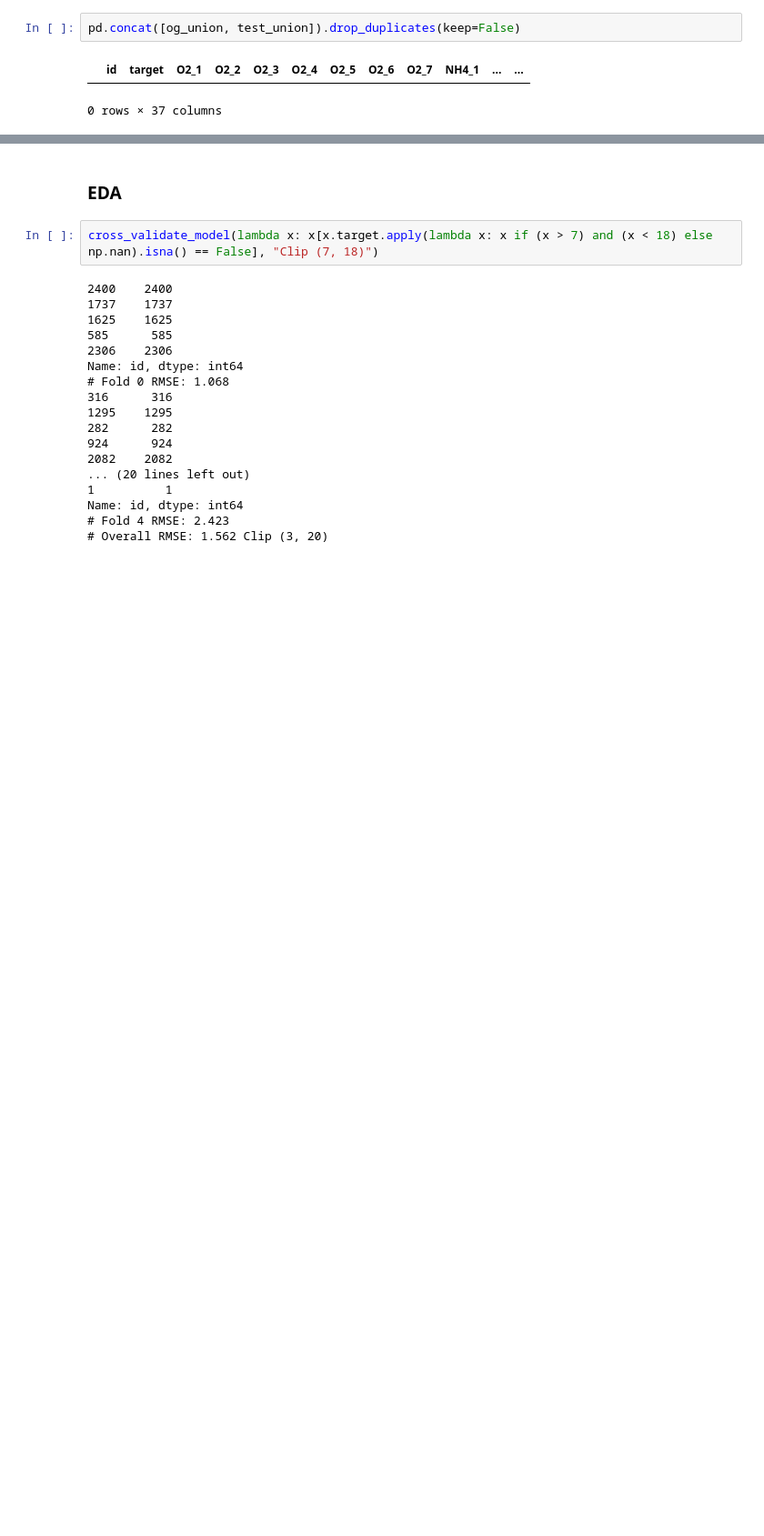
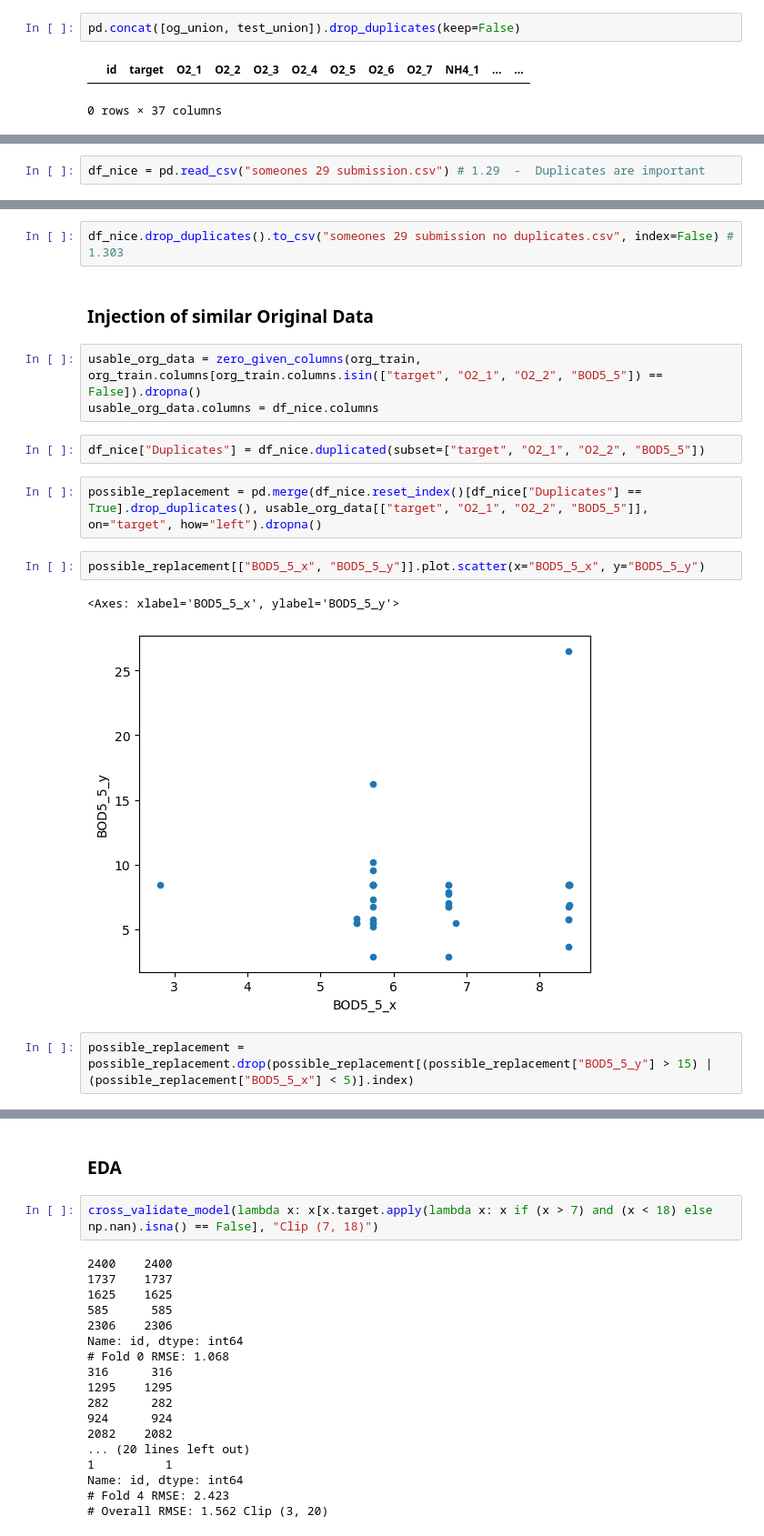
Before and after one commit to LazyDart/KaggleS3E21, a Jupyter notebook: data_creation.ipynb, the cells around one changed output, grey strips where cells are left out. Shown: that part at 91% size. Drawn from its saved outputs; the diff is of its cells as text; blank space fills up the shorter version.

Commit message:
Added variance injection on top of someone elses submission 1.291.

```diff
--- a/data_creation.ipynb
+++ b/data_creation.ipynb
@@ -455,0 +445,2 @@ cross_validate_model(lambda x: make_custom_changes(saint.loc[saint.index.isin(x.
+# %%
+df_nice = pd.read_csv("someones 29 submission.csv") # 1.29  -  Duplicates are important
@@ -455,0 +449,18 @@ cross_validate_model(lambda x: make_custom_changes(saint.loc[saint.index.isin(x.
+# %%
+df_nice.drop_duplicates().to_csv("someones 29 submission no duplicates.csv", index=False) # 1.303
+# %% [markdown]
+### Injection of similar Original Data
+# %%
+usable_org_data = zero_given_columns(org_train, org_train.columns[org_train.columns.isin(["target", "O2_1", "O2_2", "BOD5_5"]) == False]).dropna()
+usable_org_data.columns = df_nice.columns
+# %%
+df_nice["Duplicates"] = df_nice.duplicated(subset=["target", "O2_1", "O2_2", "BOD5_5"])
+# %%
+possible_replacement = pd.merge(df_nice.reset_index()[df_nice["Duplicates"] == True].drop_duplicates(), usable_org_data[["target", "O2_1", "O2_2", "BOD5_5"]], on="target", how="left").dropna()
+# %%
+possible_replacement[["BOD5_5_x", "BOD5_5_y"]].plot.scatter(x="BOD5_5_x", y="BOD5_5_y")
+# %% [output]
+<Axes: xlabel='BOD5_5_x', ylabel='BOD5_5_y'>
+[figure, added]
+# %%
+possible_replacement = possible_replacement.drop(possible_replacement[(possible_replacement["BOD5_5_y"] > 15) | (possible_replacement["BOD5_5_x"] < 5)].index)
```
Also changed, not shown: parts of 32 cells of this notebook.
